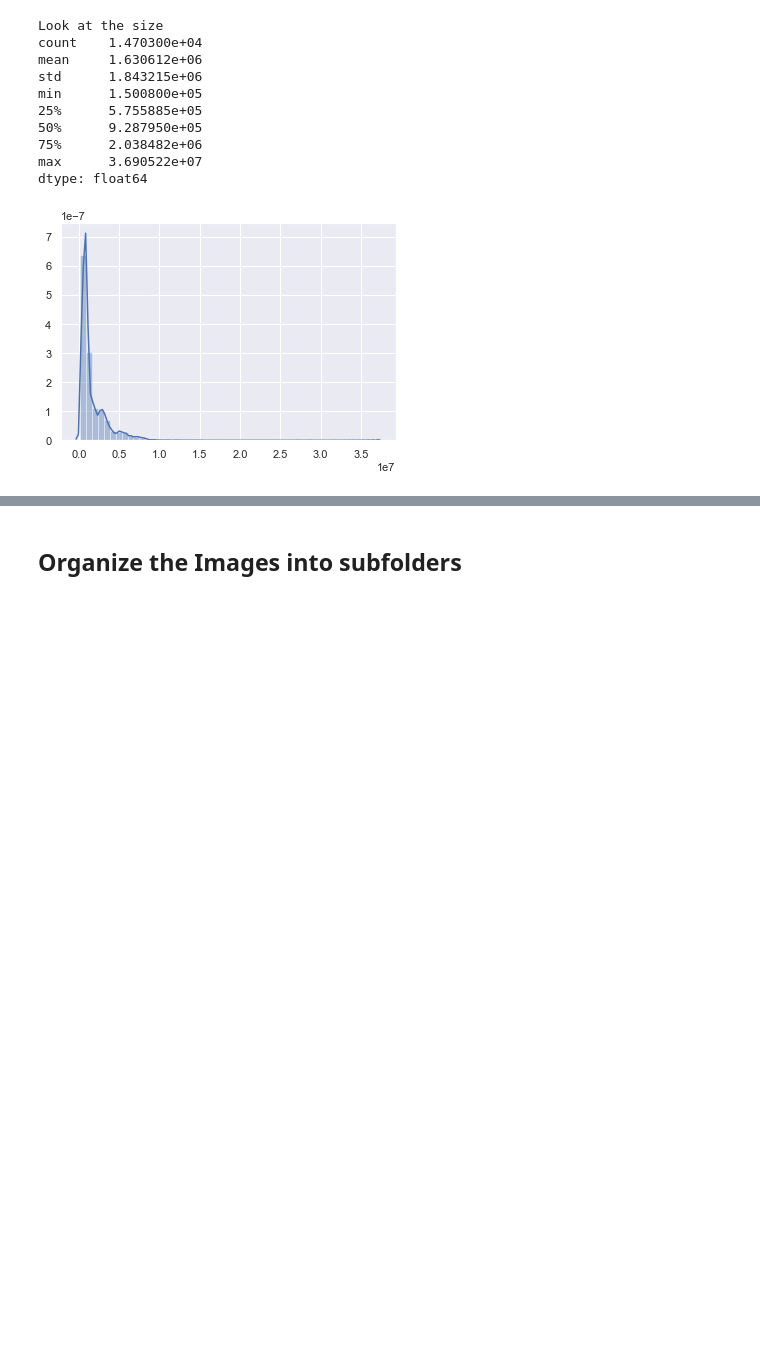
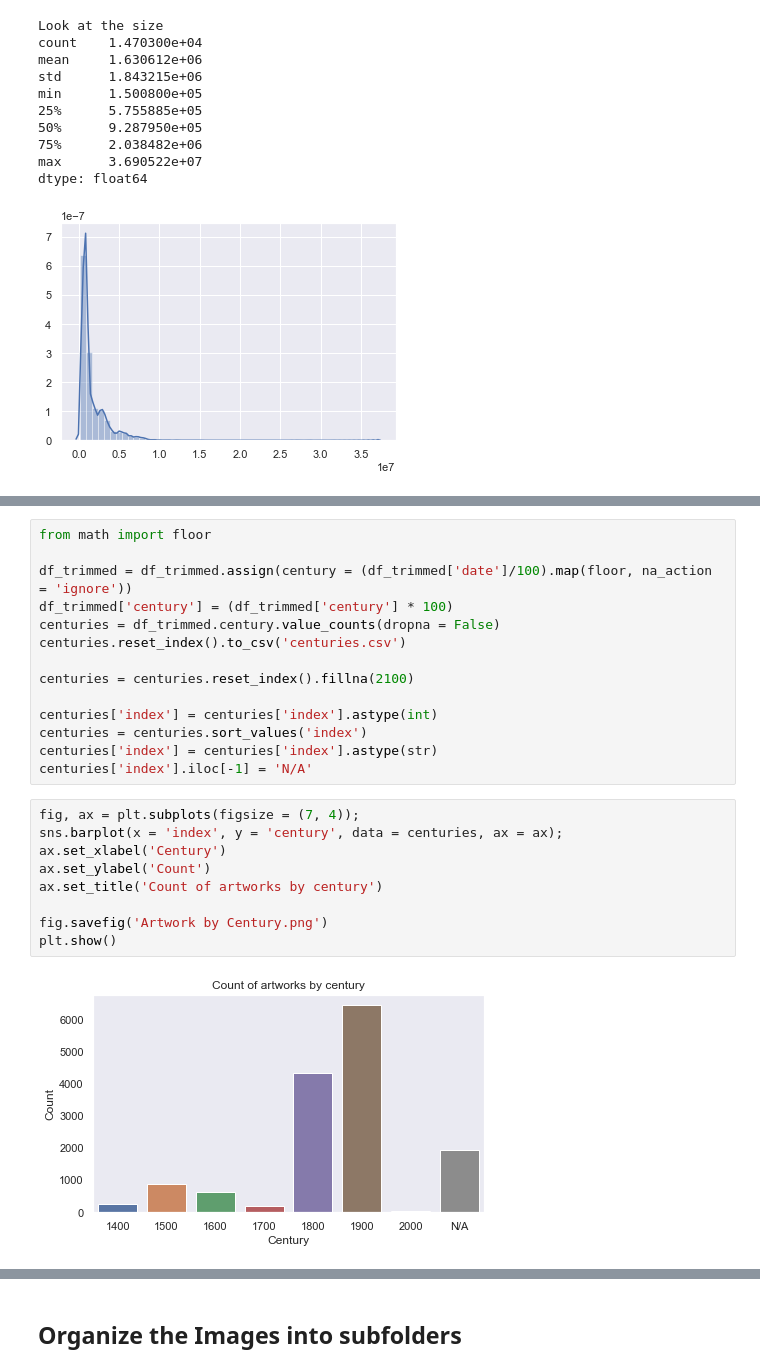
Before and after one commit to rcharan/art-dream, a Jupyter notebook: dataset/artist-selection.ipynb, the cells around one changed output, grey strips where cells are left out. Saved outputs shown, nothing was run; the diff lists cells and outputs as text; blank space fills up the shorter version.

Commit message:
add some figures and charts about the dataset

```diff
--- a/dataset/artist-selection.ipynb
+++ b/dataset/artist-selection.ipynb
@@ -268,0 +317,25 @@ dtype: float64
+# %%
+from math import floor
+
+df_trimmed = df_trimmed.assign(century = (df_trimmed['date']/100).map(floor, na_action = 'ignore'))
+df_trimmed['century'] = (df_trimmed['century'] * 100)
+centuries = df_trimmed.century.value_counts(dropna = False)
+centuries.reset_index().to_csv('centuries.csv')
+
+centuries = centuries.reset_index().fillna(2100)
+
+centuries['index'] = centuries['index'].astype(int)
+centuries = centuries.sort_values('index')
+centuries['index'] = centuries['index'].astype(str)
+centuries['index'].iloc[-1] = 'N/A'
+# %%
+fig, ax = plt.subplots(figsize = (7, 4));
+sns.barplot(x = 'index', y = 'century', data = centuries, ax = ax);
+ax.set_xlabel('Century')
+ax.set_ylabel('Count')
+ax.set_title('Count of artworks by century')
+
+fig.savefig('Artwork by Century.png')
+plt.show()
+# %% [output]
+[figure, added]
```
Also changed, not shown: parts of 4 cells of this notebook.
